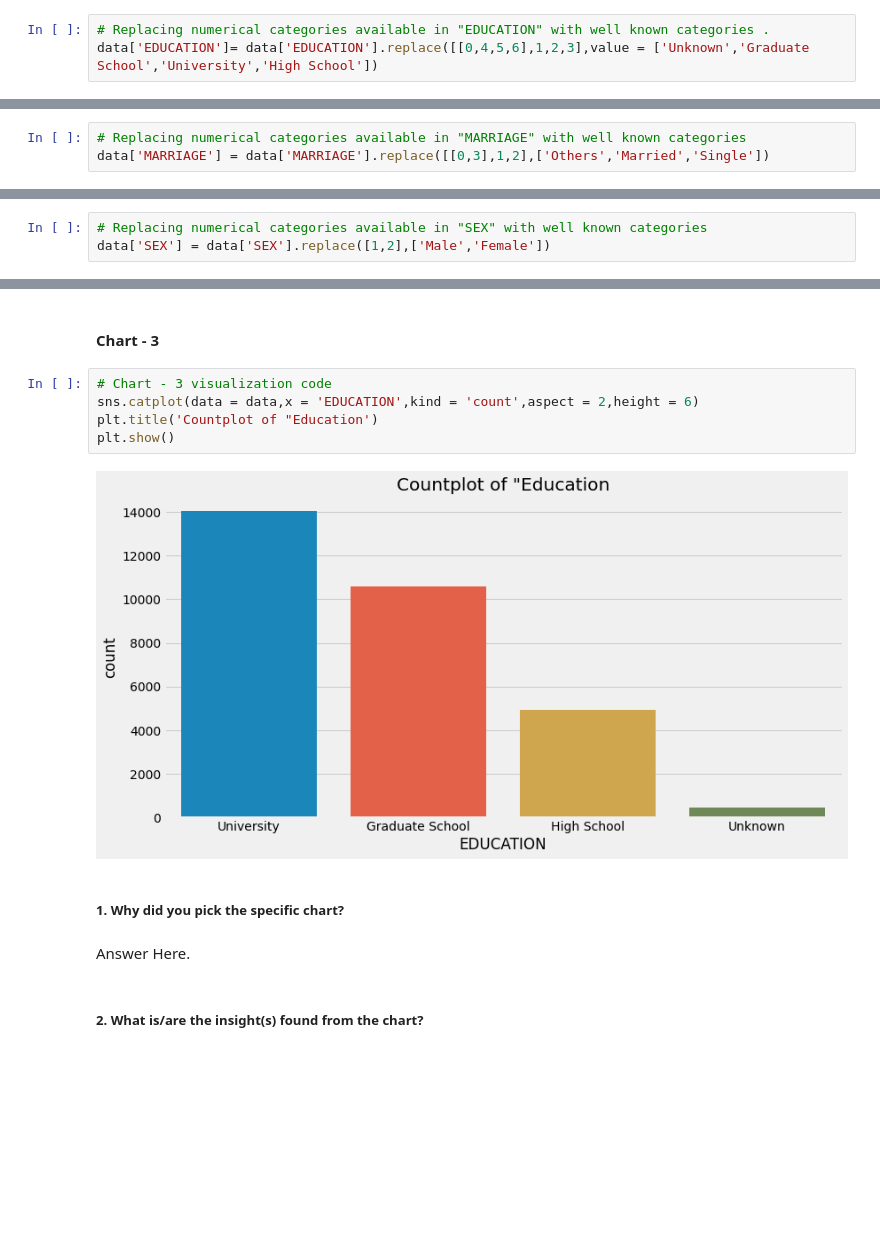
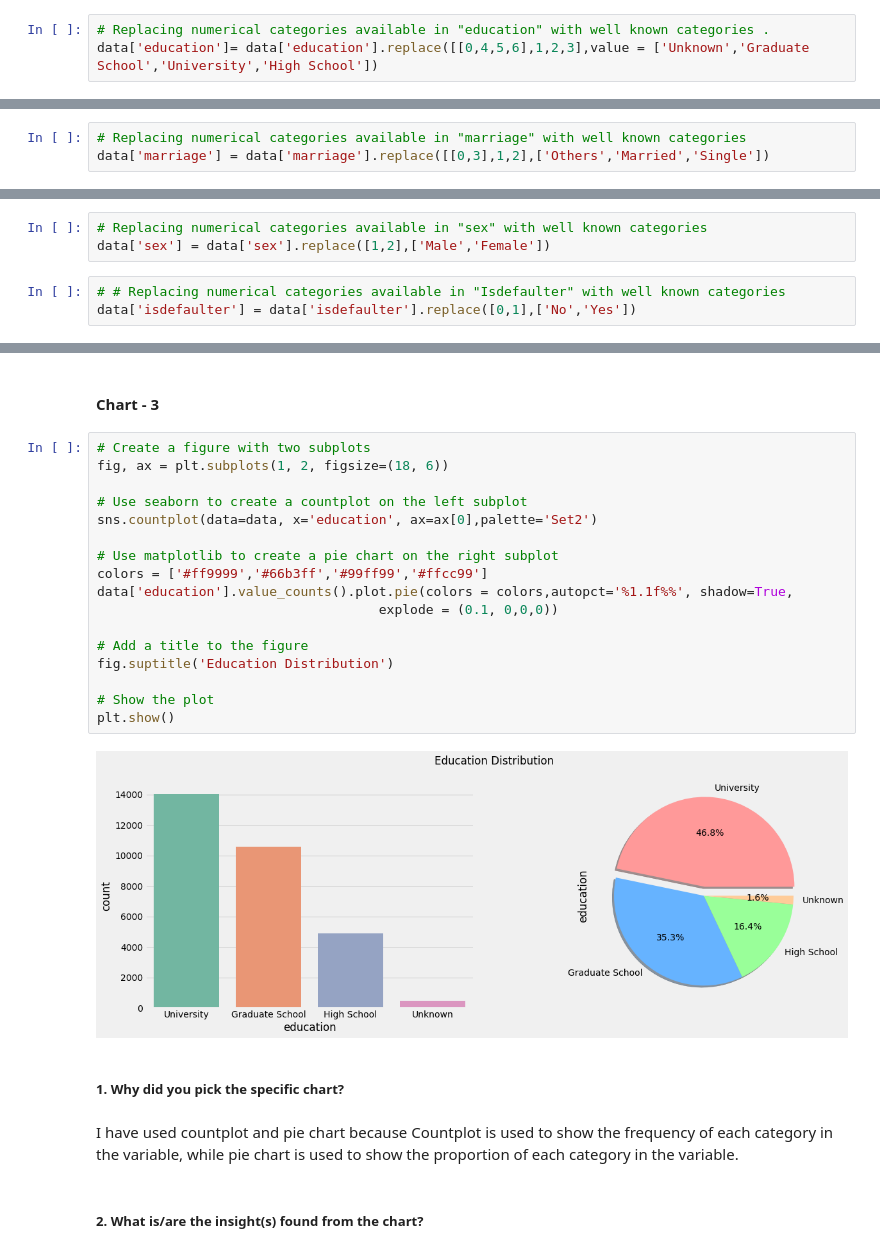
Before and after one commit to thepankaj018/Credit-Card-Default-Prediction, a Jupyter notebook: Credit_Card_Default_Prediction.ipynb, the cells around one changed output, grey strips where cells are left out. Drawn from its saved outputs; the diff is of its cells as text; blank space fills up the shorter version.

```diff
--- a/Credit_Card_Default_Prediction.ipynb
+++ b/Credit_Card_Default_Prediction.ipynb
@@ -280,5 +302,5 @@ Name: EDUCATION, dtype: int64
 # %%
-# Replacing numerical categories available in "EDUCATION" with well known categories .
-data['EDUCATION']= data['EDUCATION'].replace([[0,4,5,6],1,2,3],value = ['Unknown','Graduate School','University','High School'])
+# Replacing numerical categories available in "education" with well known categories .
+data['education']= data['education'].replace([[0,4,5,6],1,2,3],value = ['Unknown','Graduate School','University','High School'])
 # %%
 # Again applying value counts on "EDUCATION"
@@ -301,4 +323,4 @@ Name: MARRIAGE, dtype: int64
 # %%
-# Replacing numerical categories available in "MARRIAGE" with well known categories
-data['MARRIAGE'] = data['MARRIAGE'].replace([[0,3],1,2],['Others','Married','Single'])
+# Replacing numerical categories available in "marriage" with well known categories
+data['marriage'] = data['marriage'].replace([[0,3],1,2],['Others','Married','Single'])
 # %%
@@ -312,5 +334,8 @@ Name: MARRIAGE, dtype: int64
 # %%
-# Replacing numerical categories available in "SEX" with well known categories
-data['SEX'] = data['SEX'].replace([1,2],['Male','Female'])
+# Replacing numerical categories available in "sex" with well known categories
+data['sex'] = data['sex'].replace([1,2],['Male','Female'])
+# %%
+# # Replacing numerical categories available in "Isdefaulter" with well known categories
+data['isdefaulter'] = data['isdefaulter'].replace([0,1],['No','Yes'])
 # %% [markdown]
 ### What all manipulations have you done and insights you found?
@@ -378,16 +397,28 @@ Skewness of data is 0.7322458687830562
 A skewness value of 0.7322 suggests that the data is moderately skewed, meaning that the data is concentrated on one side of the distribution. It could indicate that the issuer is giving out credit to a specific age group, which could be an indication of a higher risk of default. This could be an indication that the issuer should be more cautious when approving credit to certain age groups.
 # %% [markdown]
 #### Chart - 3
-# %%
-# Chart - 3 visualization code
-sns.catplot(data = data,x = 'EDUCATION',kind = 'count',aspect = 2,height = 6)
-plt.title('Countplot of "Education')
-plt.show()
-# %% [output]
-[figure, removed]
+# %%
+# Create a figure with two subplots
+fig, ax = plt.subplots(1, 2, figsize=(18, 6))
+
+# Use seaborn to create a countplot on the left subplot
+sns.countplot(data=data, x='education', ax=ax[0],palette='Set2')
+
+# Use matplotlib to create a pie chart on the right subplot
+colors = ['#ff9999','#66b3ff','#99ff99','#ffcc99']
+data['education'].value_counts().plot.pie(colors = colors,autopct='%1.1f%%', shadow=True,
+                                    explode = (0.1, 0,0,0))
+
+# Add a title to the figure
+fig.suptitle('Education Distribution')
+
+# Show the plot
+plt.show()
+# %% [output]
+[figure, added]
 # %% [markdown]
 ##### 1. Why did you pick the specific chart?
-# %% [markdown]
-Answer Here.
+# %% [markdown]
+I have used countplot and pie chart because Countplot is used to show the frequency of each category in the variable, while pie chart is used to show the proportion of each category in the variable.
 # %% [markdown]
 ##### 2. What is/are the insight(s) found from the chart?
```
Also changed, not shown: parts of 106 cells of this notebook.
